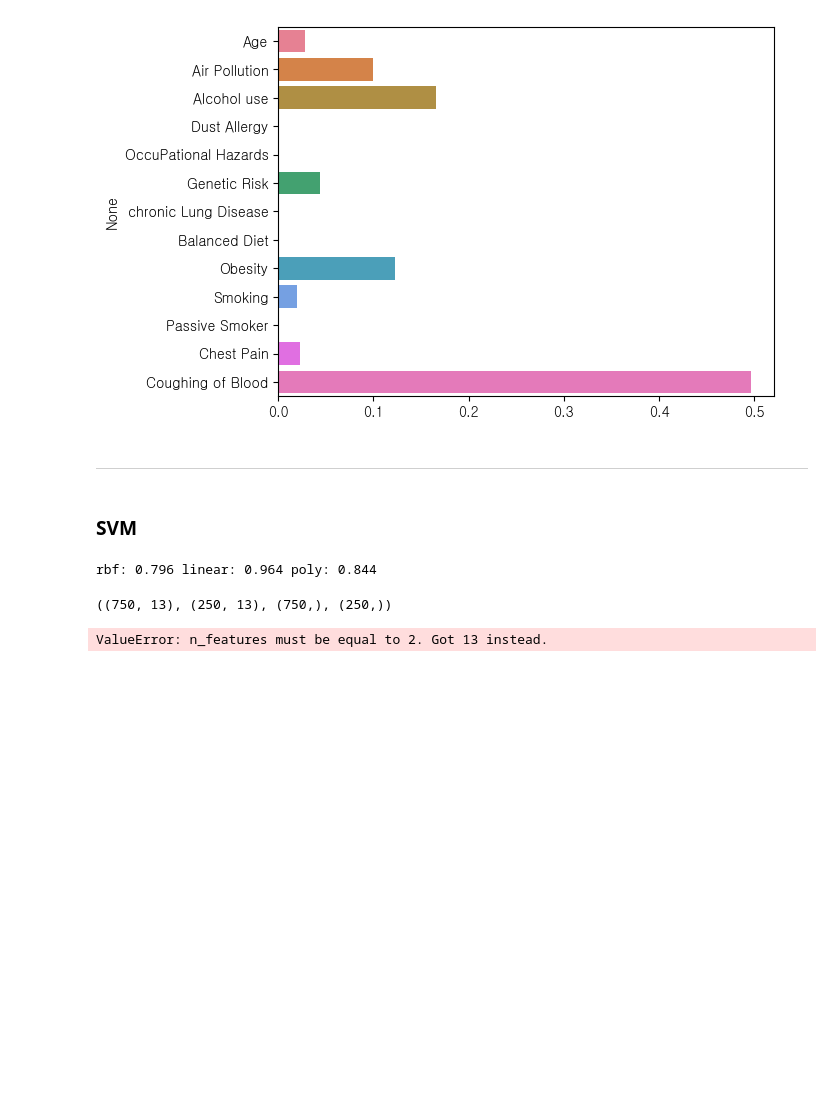
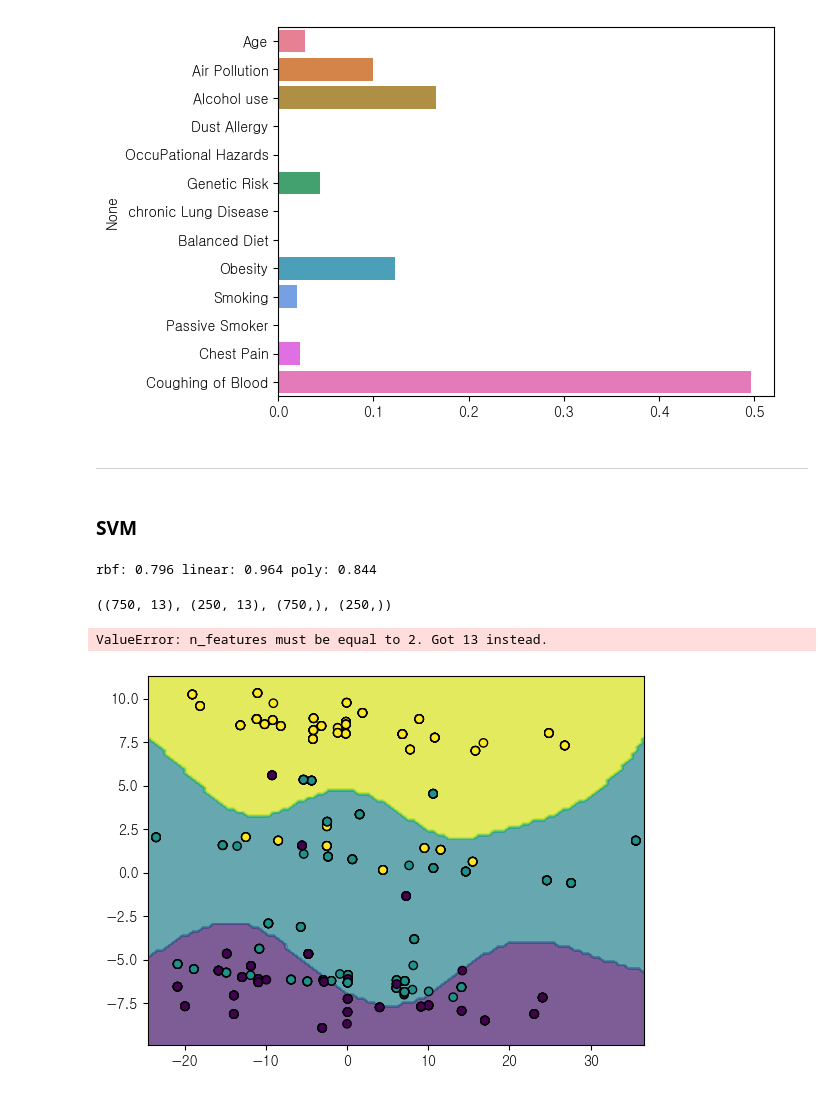
Before and after one commit to encore-SKN11/ML-3Team, a Jupyter notebook: ml_hyg.ipynb, the cells around one changed output. Saved outputs shown, nothing was run; the diff lists cells and outputs as text; code cells hidden in the pictures; blank space fills up the shorter version.

Commit message:
visualize decision boundary using rbf

```diff
--- a/ml_hyg.ipynb
+++ b/ml_hyg.ipynb
@@ -323,3 +323,17 @@ plt.scatter(X_train[:,0], X_train[:,1], c=y_train, edgecolor='k', label='Trainin
 plt.show()
 # %% [output]
 ValueError: n_features must be equal to 2. Got 13 instead.
+# %%
+# pca
+from sklearn.decomposition import PCA
+
+pca = PCA(n_components=2)  # 2차원으로 축소
+X_train_2d = pca.fit_transform(X_train)
+
+rbf_model.fit(X_train_2d, y_train)
+
+dbd = DecisionBoundaryDisplay.from_estimator(rbf_model, X_train_2d, alpha=0.7)
+plt.scatter(X_train_2d[:, 0], X_train_2d[:, 1], c=y_train, edgecolor='k', label='Training Data')
+plt.show()
+# %% [output]
+[figure, added]
```
Also changed, not shown: parts of 1 cell of this notebook.
